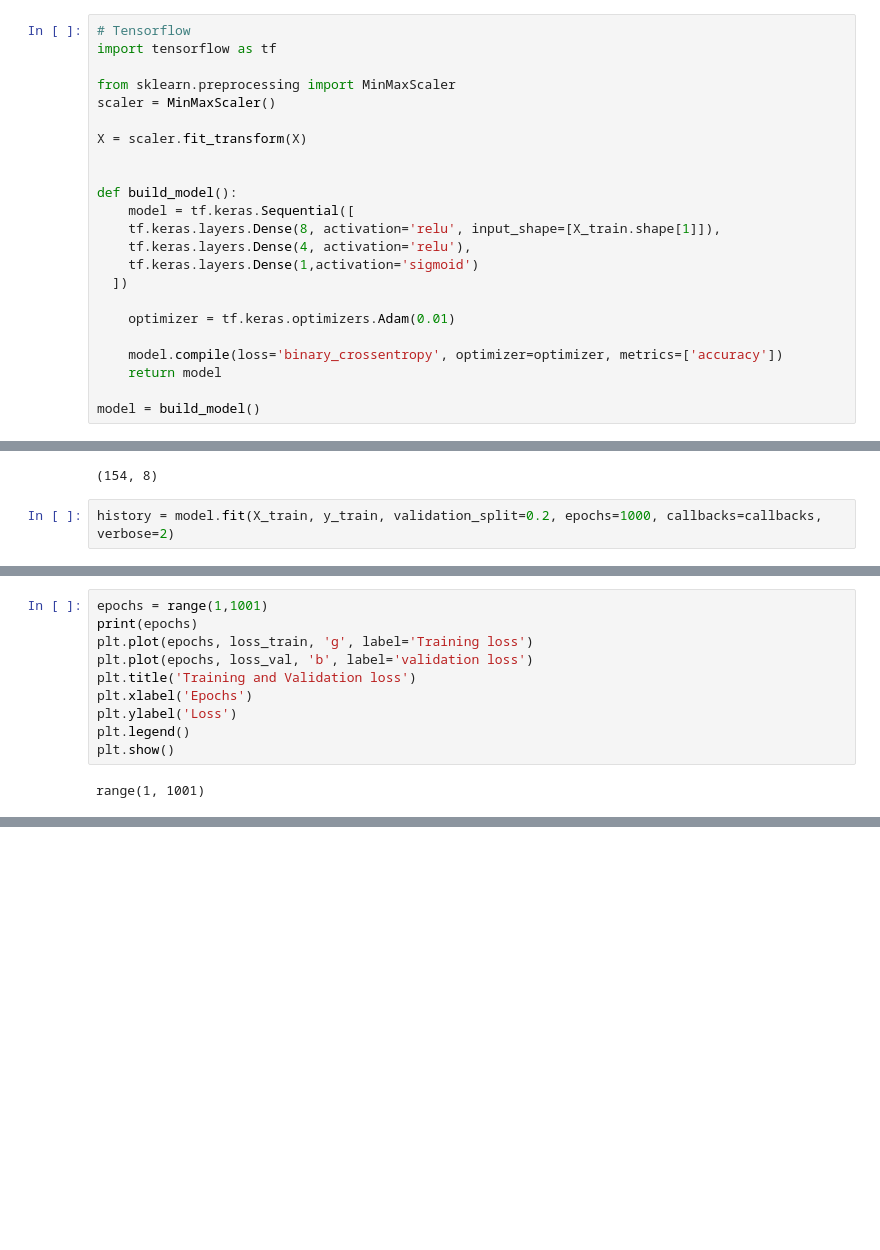
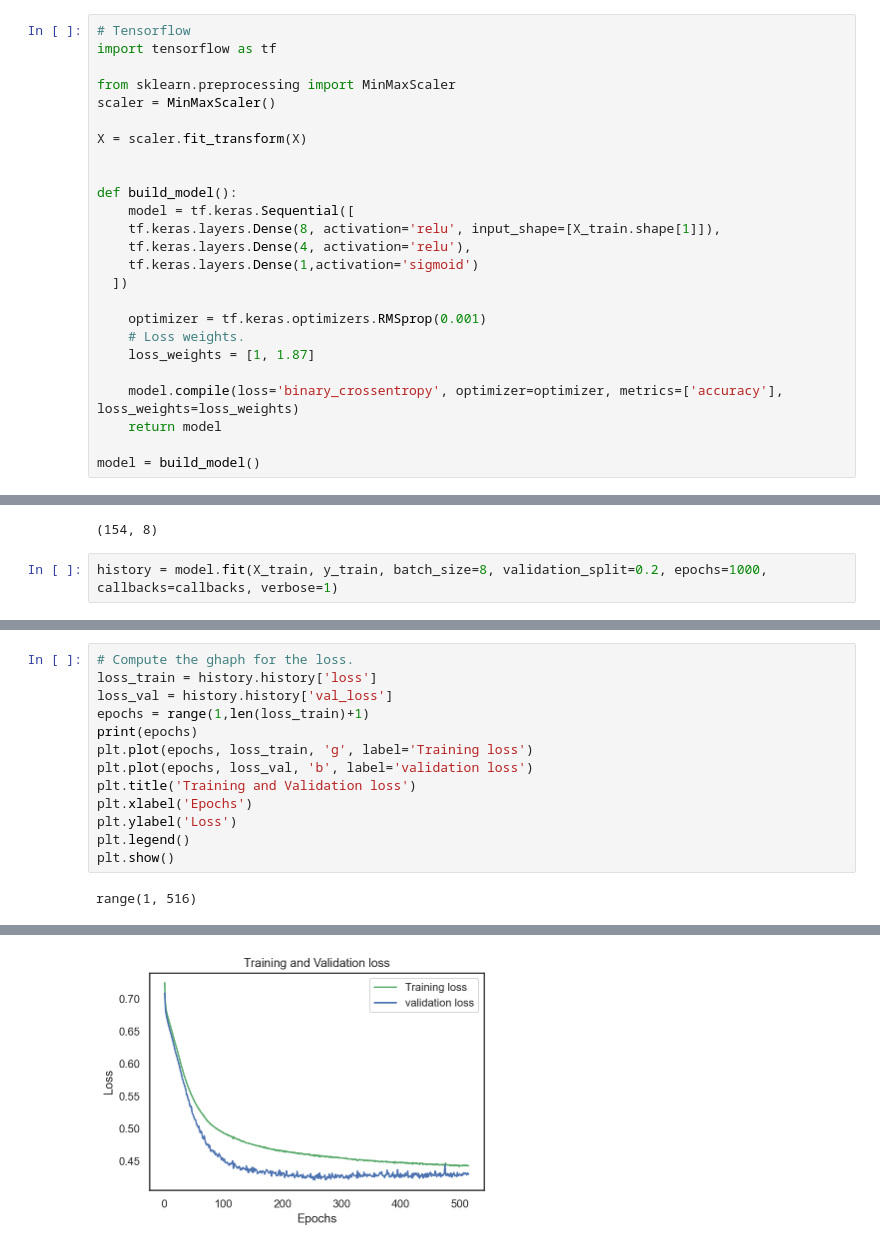
Before and after one commit to yjanjar/Diabete_classification, a Jupyter notebook: models&data/diabetes.ipynb, the cells around one changed output, grey strips where cells are left out. Cells and saved outputs as stored; diff of their text form; blank space fills up the shorter version.

```diff
--- a/models&data/diabetes.ipynb
+++ b/models&data/diabetes.ipynb
@@ -834,9 +1028,11 @@ def build_model():
     tf.keras.layers.Dense(1,activation='sigmoid')
   ])
 
-    optimizer = tf.keras.optimizers.Adam(0.01)
+    optimizer = tf.keras.optimizers.RMSprop(0.001)
+    # Loss weights.
+    loss_weights = [1, 1.87]
 
-    model.compile(loss='binary_crossentropy', optimizer=optimizer, metrics=['accuracy'])
+    model.compile(loss='binary_crossentropy', optimizer=optimizer, metrics=['accuracy'], loss_weights=loss_weights)
     return model
 
 model = build_model()
@@ -870,5 +1067,5 @@ X_test.shape
 # %% [output]
 (154, 8)
 # %%
-history = model.fit(X_train, y_train, validation_split=0.2, epochs=1000, callbacks=callbacks, verbose=2)
+history = model.fit(X_train, y_train, batch_size=8, validation_split=0.2, epochs=1000, callbacks=callbacks, verbose=1)
 # %% [output]
@@ -898,5 +1092,8 @@ len(loss_train),len(loss_val)
 # %%
-epochs = range(1,1001)
+# Compute the ghaph for the loss.
+loss_train = history.history['loss']
+loss_val = history.history['val_loss']
+epochs = range(1,len(loss_train)+1)
 print(epochs)
 plt.plot(epochs, loss_train, 'g', label='Training loss')
 plt.plot(epochs, loss_val, 'b', label='validation loss')
@@ -906,4 +1103,4 @@ plt.ylabel('Loss')
 plt.legend()
 plt.show()
 # %% [output]
-range(1, 1001)
+range(1, 516)
@@ -913,0 +1107 @@ range(1, 1001)
+[figure, added]
```
Also changed, not shown: parts of 27 cells of this notebook, 1 other file.
